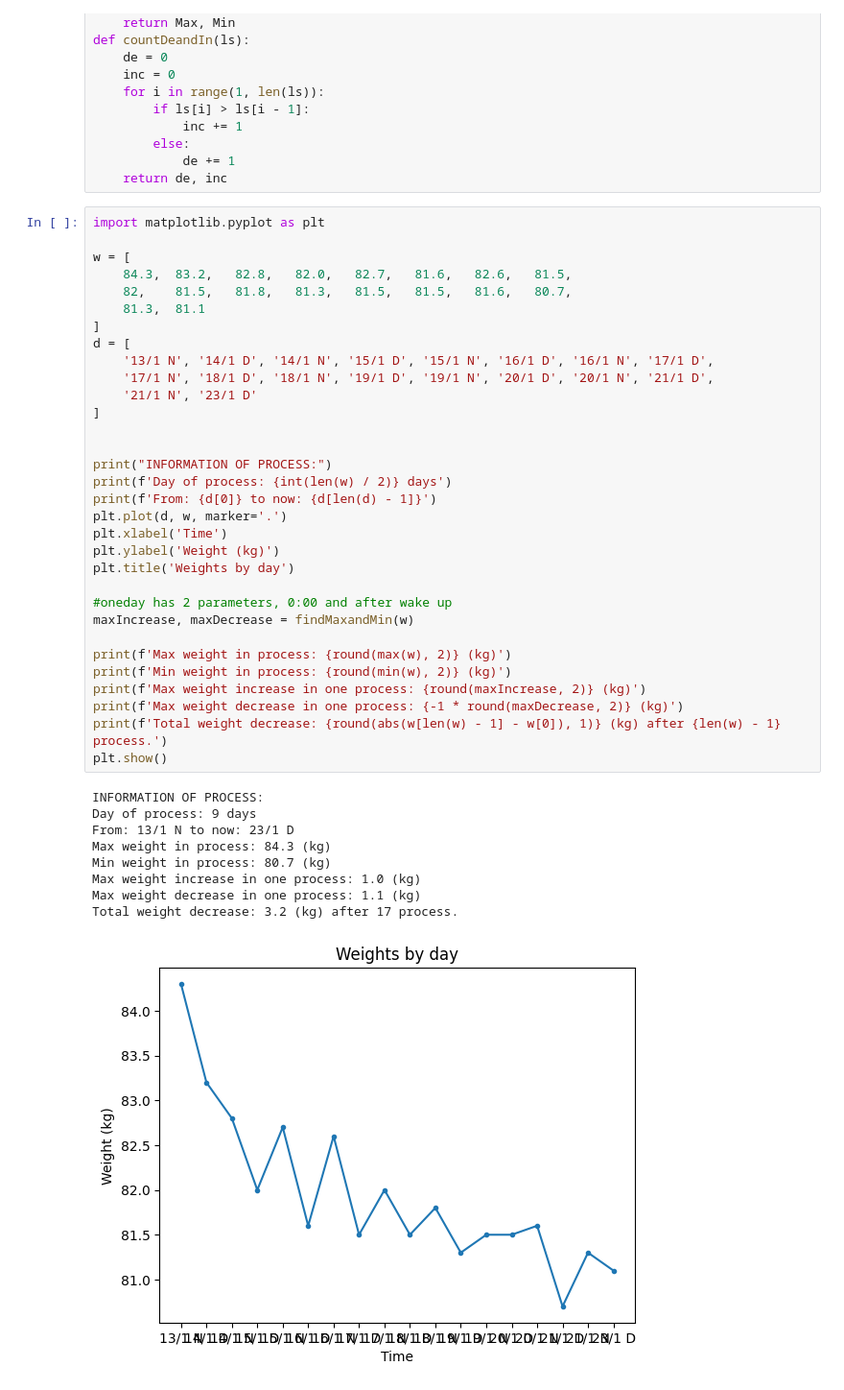
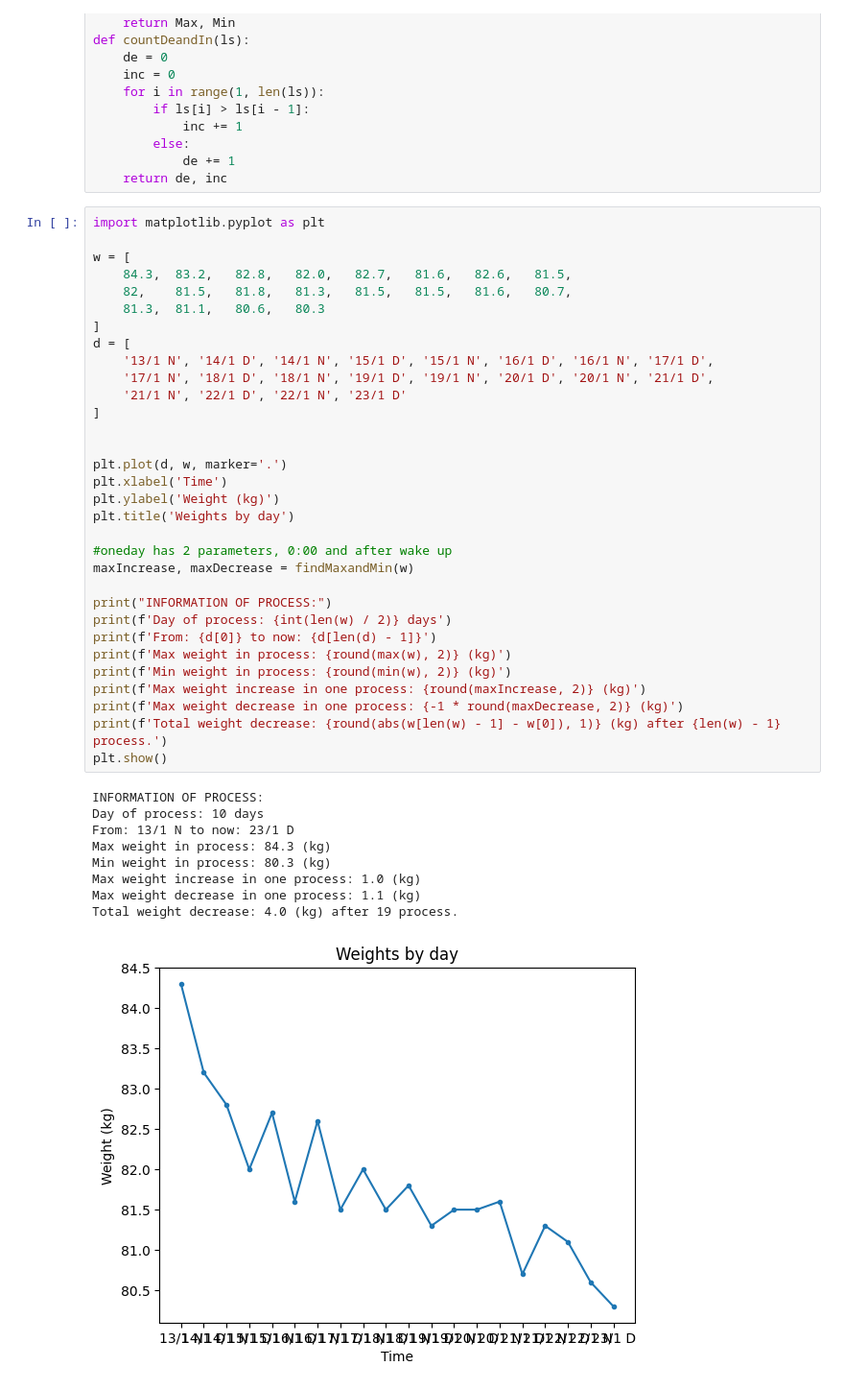
Before and after one commit to thanhbl-hust/Data-structures-and-Algorithms, a Jupyter notebook: train_12_1/weights.ipynb, the cells around one changed output. Shown: that part at 96% size. Drawn from its saved outputs; the diff is of its cells as text.

Commit message:
process

```diff
--- a/train_12_1/weights.ipynb
+++ b/train_12_1/weights.ipynb
@@ -27,42 +27,42 @@ import matplotlib.pyplot as plt
 w = [
     84.3,  83.2,   82.8,   82.0,   82.7,   81.6,   82.6,   81.5,
     82,    81.5,   81.8,   81.3,   81.5,   81.5,   81.6,   80.7,
-    81.3,  81.1
+    81.3,  81.1,   80.6,   80.3
 ]
 d = [
     '13/1 N', '14/1 D', '14/1 N', '15/1 D', '15/1 N', '16/1 D', '16/1 N', '17/1 D',
     '17/1 N', '18/1 D', '18/1 N', '19/1 D', '19/1 N', '20/1 D', '20/1 N', '21/1 D',
-    '21/1 N', '23/1 D'
+    '21/1 N', '22/1 D', '22/1 N', '23/1 D'
 ]
 
 
-print("INFORMATION OF PROCESS:")
-print(f'Day of process: {int(len(w) / 2)} days')
-print(f'From: {d[0]} to now: {d[len(d) - 1]}')
 plt.plot(d, w, marker='.')
 plt.xlabel('Time')
 plt.ylabel('Weight (kg)')
 plt.title('Weights by day')
 
 #oneday has 2 parameters, 0:00 and after wake up
 maxIncrease, maxDecrease = findMaxandMin(w)
 
+print("INFORMATION OF PROCESS:")
+print(f'Day of process: {int(len(w) / 2)} days')
+print(f'From: {d[0]} to now: {d[len(d) - 1]}')
 print(f'Max weight in process: {round(max(w), 2)} (kg)')
 print(f'Min weight in process: {round(min(w), 2)} (kg)')
 print(f'Max weight increase in one process: {round(maxIncrease, 2)} (kg)')
 print(f'Max weight decrease in one process: {-1 * round(maxDecrease, 2)} (kg)')
 print(f'Total weight decrease: {round(abs(w[len(w) - 1] - w[0]), 1)} (kg) after {len(w) - 1} process.')
 plt.show()
 # %% [output]
 INFORMATION OF PROCESS:
-Day of process: 9 days
+Day of process: 10 days
 From: 13/1 N to now: 23/1 D
 Max weight in process: 84.3 (kg)
-Min weight in process: 80.7 (kg)
+Min weight in process: 80.3 (kg)
 Max weight increase in one process: 1.0 (kg)
 Max weight decrease in one process: 1.1 (kg)
-Total weight decrease: 3.2 (kg) after 17 process.
+Total weight decrease: 4.0 (kg) after 19 process.
-[figure, old version]
+[figure, new version]
 # %%
 de, inc = countDeandIn(w)
 de_percent = 100 * (round(de / (de + inc), 3))
```
Also changed, not shown: parts of 1 cell of this notebook.
